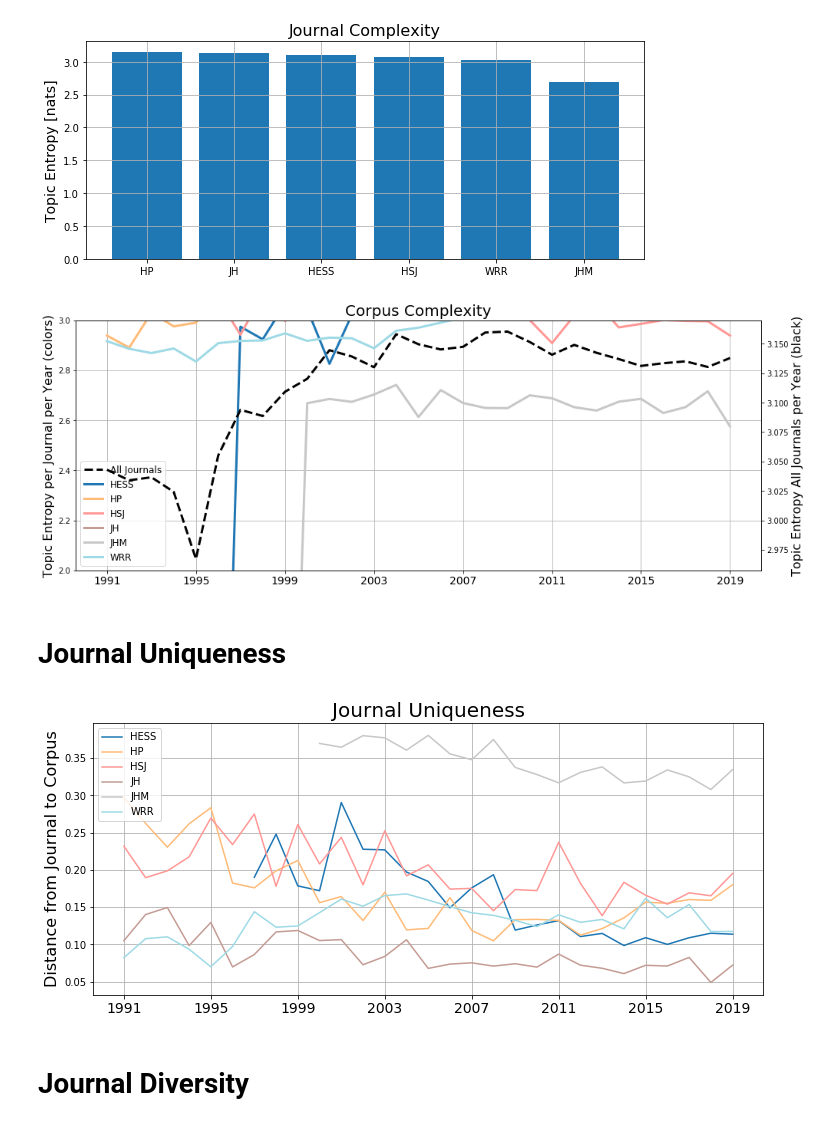
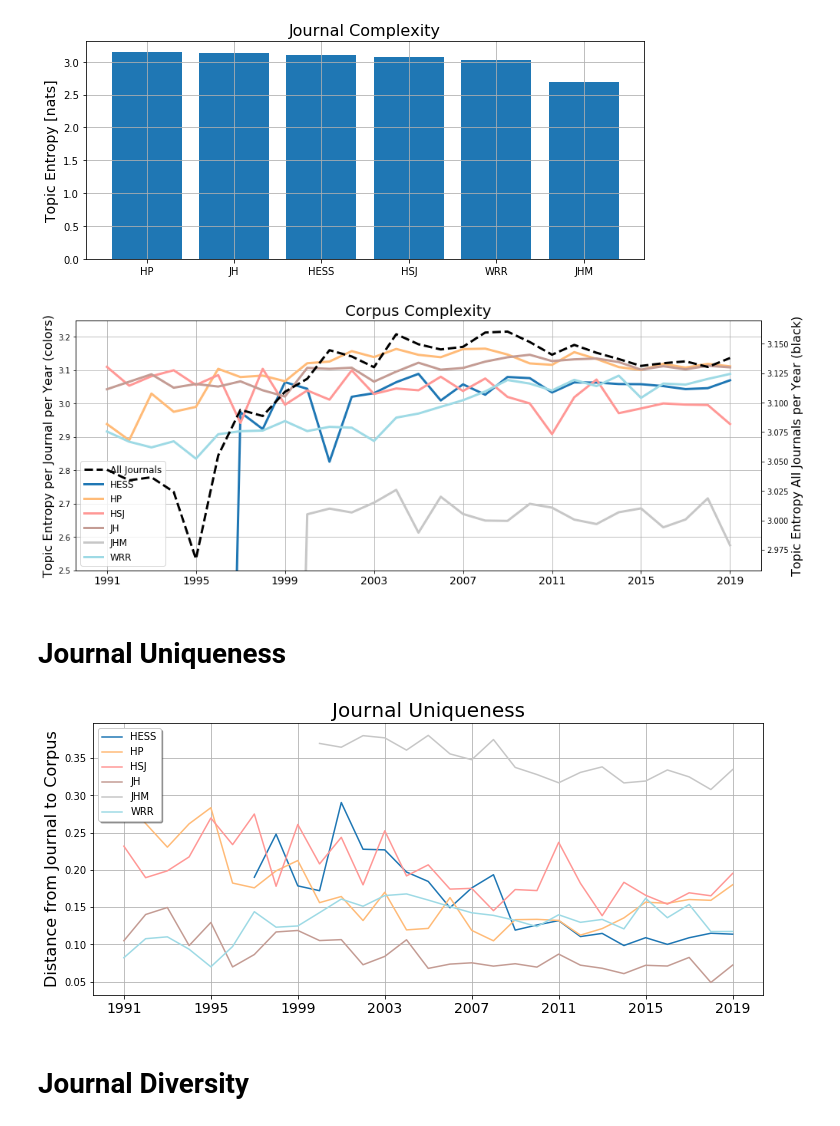
Before and after one commit to mashrekur/topic_modeling_hydrology, a Jupyter notebook: 6_journal_analysis.ipynb, the cells around one changed output. Drawn from its saved outputs; the diff is of its cells as text; code cells hidden in the pictures.

```diff
--- a/6_journal_analysis.ipynb
+++ b/6_journal_analysis.ipynb
@@ -240,35 +240,35 @@ ax.set_prop_cycle('color', colors)
 ax2 = ax.twinx()  # instantiate a second axes that shares the same x-axis
 lines = ax2.plot(years, corpus_entropy,
                  'k--',
                  label=f'All Journals',
                  linewidth = 3)
 
 # Plot each journal individually
 for j, journal in enumerate(journals):
     linej = ax.plot(years, journal_year_entropy[j,:],
                        linewidth = 3,
                        label=f'{journal}')
     lines = lines+linej
 
 # Axis labels
 ax.set_title(f'Corpus Complexity', fontsize=20)
 ax.set_ylabel('Topic Entropy per Journal per Year (colors)', fontsize=16)
 ax2.set_ylabel('Topic Entropy All Journals per Year (black)', fontsize=16)
 ax.set_xticks(years[np.floor(np.linspace(0,len(years)-1,8)).astype(int)])
 ax.set_xticklabels(years[np.floor(np.linspace(0,len(years)-1,8)).astype(int)], fontsize=14)
-ax.set_ylim([2,3])
+ax.set_ylim([2.5,3.25])
 
 # Legend
 labs = [l.get_label() for l in lines]
 ax.legend(lines, labs, fontsize=12)
 
 # Aesthetics
 ax.grid()
 
 # Save figure
 plt.savefig('figures/corpus_entropy.png')
 # %% [output]
-[figure, old version]
+[figure, new version]
 # %% [markdown]
 # Journal Uniqueness
 # %%
@@ -304,7 +304,7 @@ ax.set_prop_cycle('color', colors)
 ax.plot(years, plotdata)
 
 # aesthetics
-ax.legend(journals)
+ax.legend(journals, fancybox=True, shadow=True)
 ax.set_title(f'Journal Uniqueness', fontsize=20)
 ax.set_ylabel('Distance from Journal to Corpus', fontsize=16)
 ax.set_xticks(years[np.floor(np.linspace(0,len(years)-1,8)).astype(int)])
@@ -314,7 +314,7 @@ plt.grid()
 # Save figure
 plt.savefig('figures/journal_uniqueness.png')
 # %% [output]
-[figure, old version]
+[figure, new version]
 # %% [markdown]
 # Journal Diversity
 # %%
```
Also changed, not shown: parts of 2 cells of this notebook, 1 other file.
